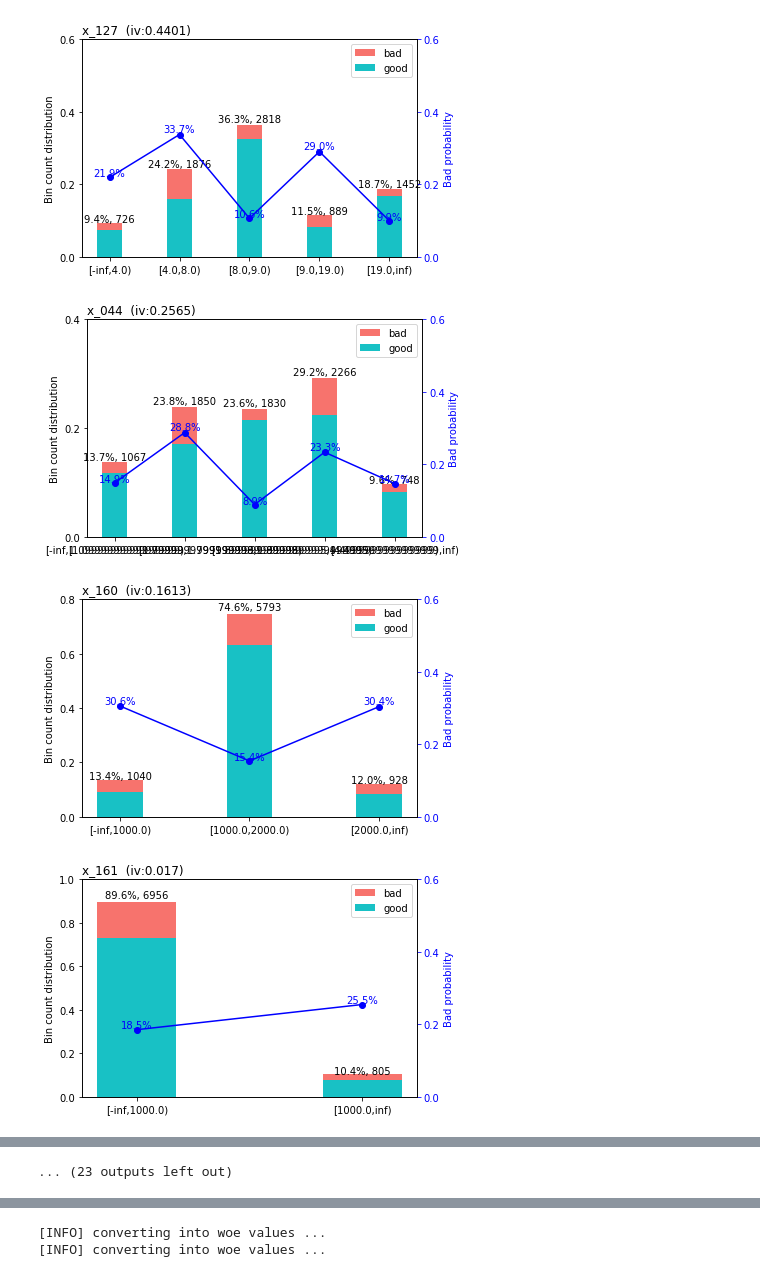
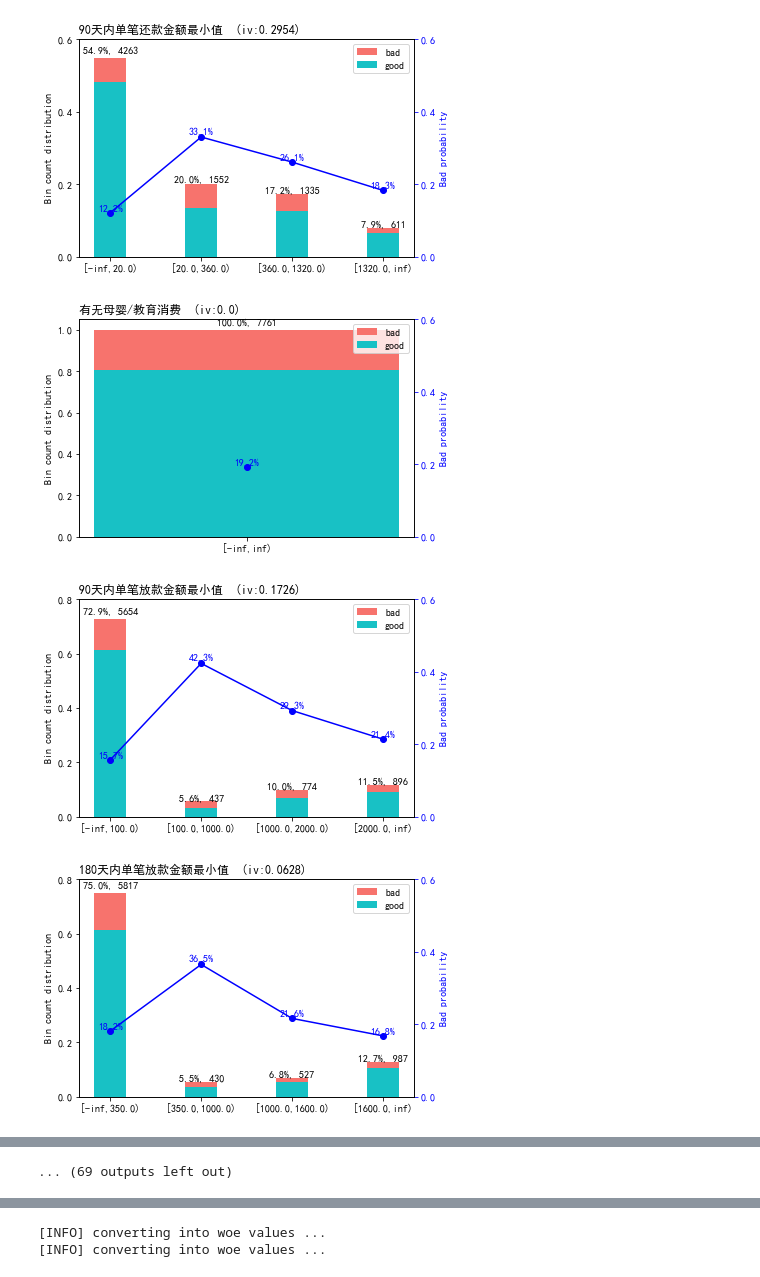
Before and after one commit to bqxiao123/my_first_repo, a Jupyter notebook: 基于scorecardpy的评分模型例子/scorecard_example_pls.ipynb, the cells around one changed output, grey strips where cells are left out. Drawn from its saved outputs; the diff is of its cells as text; code cells hidden in the pictures.

```diff
--- a/基于scorecardpy的评分模型例子/scorecard_example_pls.ipynb
+++ b/基于scorecardpy的评分模型例子/scorecard_example_pls.ipynb
@@ -35,0 +25,2 @@ dicts
+# %%
+dat.drop(columns=['user_id'],inplace=True)
@@ -39,13 +34,13 @@ import scorecardpy as sc
 import pandas as pd
 # # data prepare ------
 # # load germancredit data
-dat =pd.read_csv('train_data.csv')
+# dat =pd.read_csv('train_data.csv')
 # #dt_s=dat.copy()
 # filter variable via missing rate, iv, identical value rate
-dt_s = sc.var_filter(dat, y="y")
+dt_s = sc.var_filter(dat, y="是否逾期")
 #xcol=dat.columns.to_list()[3:20]
 #dt_s = sc.var_filter(dat, y="y",x=xcol)              #--------------return a DataFrame only filters out from [x]
 # dt_s = sc.var_filter(dat, y="y")
-dt_s = sc.var_filter(dat, y="y",return_rm_reason=True) #-------------return a dict(2 DataFrame) with keys:['dt','rm']
+#dt_s = sc.var_filter(dat, y="是否逾期",return_rm_reason=True) #-------------return a dict(2 DataFrame) with keys:['dt','rm']
 # %% [output]
 [INFO] filtering variables ...
@@ -57,3 +48,4 @@ Variable filtering on 7761 rows and 201 columns in 00:03:34
 # %%
-dt_s1=dt_s['dt']
-dt_s2=dt_s['rm']
+# dt_s1=dt_s['dt']
+# dt_s2=dt_s['rm']
+dt_s1=dat.copy()
@@ -74,6 +64,7 @@ def vif(x, thres=10.0):
 # %%
 ddx=pd.DataFrame()
 for x in dt_s1.columns:
-    ddx[x]=dt_s1[x].fillna(dt_s1[x].median())
+    #ddx[x]=dt_s1[x].fillna(dt_s1[x].median())
+    ddx[x]=dat[x].fillna(0)
 ddy=vif(ddx,thres=10.)
 # %% [output]
@@ -105,7 +96,7 @@ ddy.shape
 # %%
 # special_values = {'x_018':[1]}
 # bins = sc.woebin(dt_s,y="y",x=["x_018"],special_values=special_values)
-bins=sc.woebin(ddy,y="y")
+bins=sc.woebin(ddy,y="是否逾期")
 plots=sc.woebin_plot(bins)
 # %% [output]
 [INFO] creating woe binning ...
@@ -113,4 +104,4 @@ Binning on 7761 rows and 35 columns in 00:00:19
-[figure, old version]
+[figure, new version]
-[figure, old version]
+[figure, new version]
-[figure, old version]
+[figure, new version]
-[figure, old version]
+[figure, new version]
@@ -124,4 +115,4 @@ Binning on 7761 rows and 35 columns in 00:00:19
-... (23 outputs left out)
+... (69 outputs left out)
 # %%
 #print(bins['x_003'])
 #print(pd.cut(dt_s['x_003'],[float('-inf'),0,float('inf')],right=False).sort_values())
```
Also changed, not shown: parts of 34 cells of this notebook, 1 other file.
